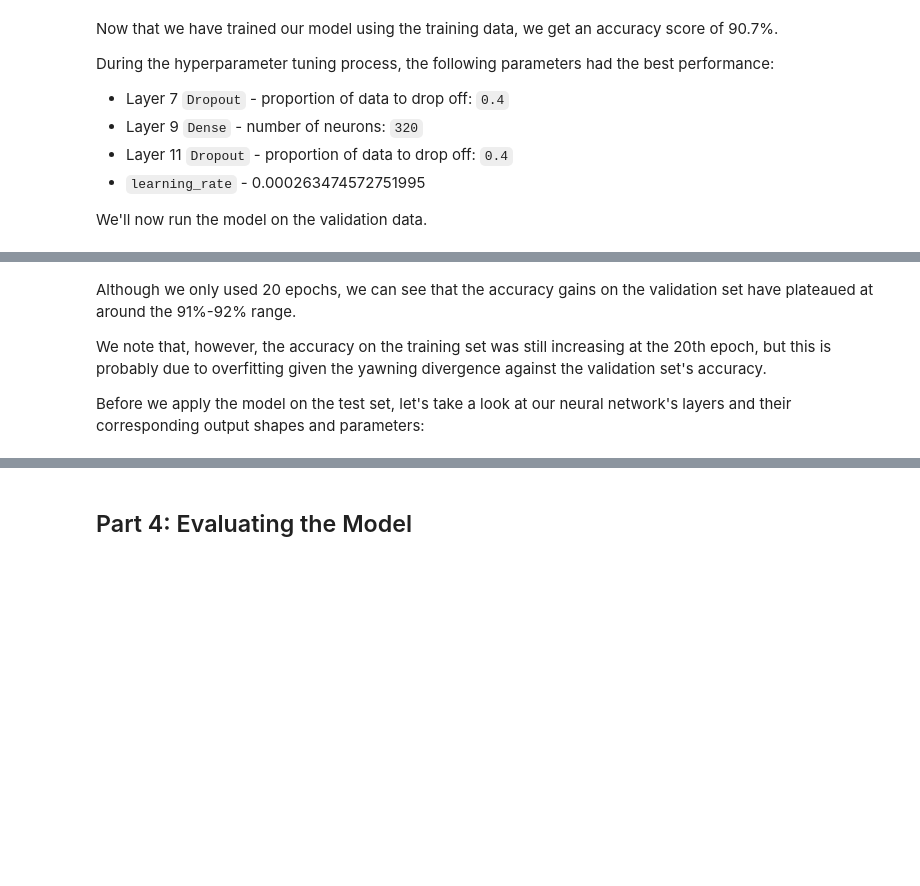
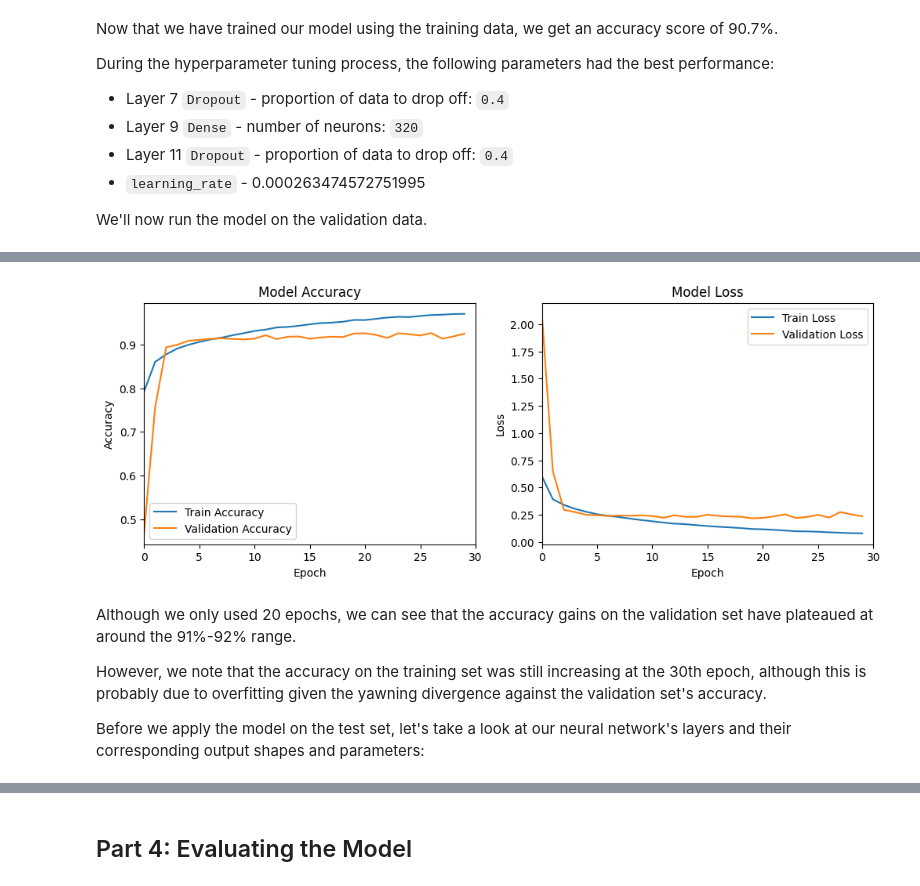
Before and after one commit to Eug-Chua/Image-Classifier-Fashion-MNIST, a Jupyter notebook: ccn_classifier.ipynb, the cells around one changed output, grey strips where cells are left out. Drawn from its saved outputs; the diff is of its cells as text; code cells hidden in the pictures; blank space fills up the shorter version.

Commit message:
Increased epochs to 30 for validation set

```diff
--- a/ccn_classifier.ipynb
+++ b/ccn_classifier.ipynb
@@ -358,10 +369,9 @@ During the hyperparameter tuning process, the following parameters had the best
 We'll now run the model on the validation data.
 # %%
 # Train the final model on the validation set
-# early_stopping = EarlyStopping(monitor='val_loss', patience=4, restore_best_weights=True)
 final_history = best_model.fit(x_train, y_train,
                                validation_data=(x_val, y_val),
-                               epochs=20,
+                               epochs=30,
                                batch_size=200,
                                verbose=2)
 # %% [output]
@@ -370,28 +395,30 @@ ValueError: Unknown variable: <KerasVariable shape=(3, 3, 1, 64), dtype=float32,
 # %%
 # Plot training history
 plt.figure(figsize=(12, 4))
 plt.subplot(1, 2, 1)
 plt.plot(final_history.history['accuracy'], label='Train Accuracy')
 plt.plot(final_history.history['val_accuracy'], label='Validation Accuracy')
 plt.title('Model Accuracy')
 plt.xlabel('Epoch')
 plt.ylabel('Accuracy')
-plt.xlim(0,20)
+plt.xlim(0,30)
 plt.legend()
 
 plt.subplot(1, 2, 2)
 plt.plot(final_history.history['loss'], label='Train Loss')
 plt.plot(final_history.history['val_loss'], label='Validation Loss')
 plt.title('Model Loss')
 plt.xlabel('Epoch')
 plt.ylabel('Loss')
-plt.xlim(0,20)
+plt.xlim(0,30)
 plt.legend()
 plt.show()
+# %% [output]
+[figure, added]
 # %% [markdown]
 Although we only used 20 epochs, we can see that the accuracy gains on the validation set have plateaued at around the 91%-92% range.
 
-We note that, however, the accuracy on the training set was still increasing at the 20th epoch, but this is probably due to overfitting given the yawning divergence against the validation set's accuracy.
+However, we note that the accuracy on the training set was still increasing at the 30th epoch, although this is probably due to overfitting given the yawning divergence against the validation set's accuracy.
 
 Before we apply the model on the test set, let's take a look at our neural network's layers and their corresponding output shapes and parameters:
 # %%
```
Also changed, not shown: parts of 12 cells of this notebook, 17 other files.
